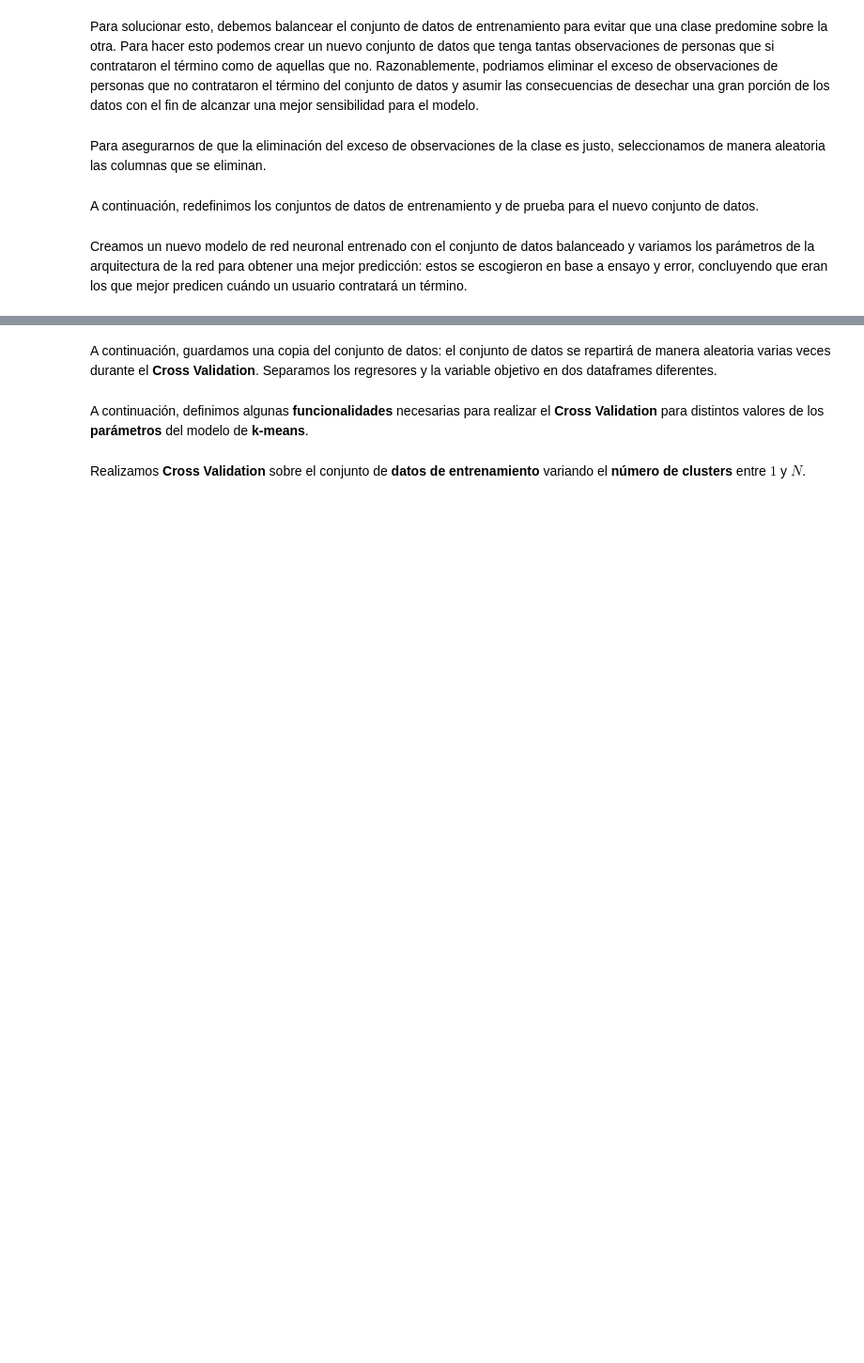
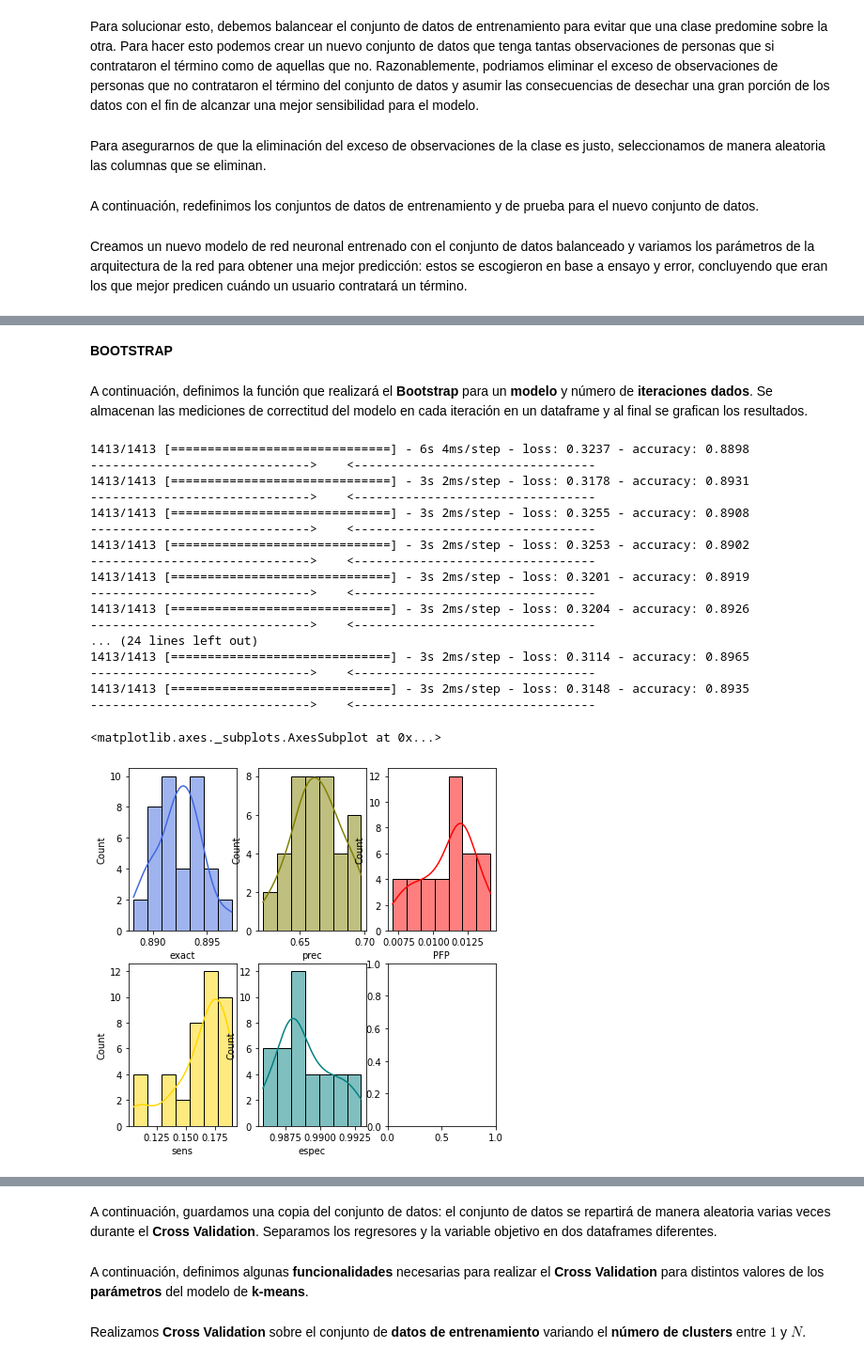
Before and after one commit to estebanhernandezr/Entregas-Semanales, a Jupyter notebook: AndreyEsteban_LizarazoHernandez_proyecto4.ipynb, the cells around one changed output, grey strips where cells are left out. Shown at 94% size. Cells and saved outputs as stored; diff of their text form; code cells hidden in the pictures; blank space fills up the shorter version.

```diff
--- a/AndreyEsteban_LizarazoHernandez_proyecto4.ipynb
+++ b/AndreyEsteban_LizarazoHernandez_proyecto4.ipynb
@@ -542,0 +570,4 @@ exact: 0.661437535653166  preci: 0.6818742293464858  sensi: 0.622397298818233  e
+# %% [markdown]
+**BOOTSTRAP**
+# %% [markdown]
+A continuación, definimos la función que realizará el **Bootstrap** para un **modelo** y número de **iteraciones** **dados**. Se almacenan las mediciones de correctitud del modelo en cada iteración en un dataframe y al final se grafican los resultados.
@@ -542,0 +625,30 @@ exact: 0.661437535653166  preci: 0.6818742293464858  sensi: 0.622397298818233  e
+# %%
+n = 20
+
+bootstrapped_res = model_bootstrap(network2, n)
+fig, axes = plt.subplots(2, 3, figsize=(7, 7))
+sns.histplot(bootstrapped_res["exact"], color="royalblue", ax=axes[0, 0], kde=True)
+sns.histplot(bootstrapped_res["prec"], color="olive", ax=axes[0, 1], kde=True)
+sns.histplot(bootstrapped_res["sens"], color="gold", ax=axes[1, 0], kde=True)
+sns.histplot(bootstrapped_res["espec"], color="teal", ax=axes[1, 1], kde=True)
+sns.histplot(bootstrapped_res["PFP"], color="red", ax=axes[0, 2], kde=True)
+# %% [output]
+1413/1413 [==============================] - 6s 4ms/step - loss: 0.3237 - accuracy: 0.8898
+------------------------------>    <---------------------------------
+1413/1413 [==============================] - 3s 2ms/step - loss: 0.3178 - accuracy: 0.8931
+------------------------------>    <---------------------------------
+1413/1413 [==============================] - 3s 2ms/step - loss: 0.3255 - accuracy: 0.8908
+------------------------------>    <---------------------------------
+1413/1413 [==============================] - 3s 2ms/step - loss: 0.3253 - accuracy: 0.8902
+------------------------------>    <---------------------------------
+1413/1413 [==============================] - 3s 2ms/step - loss: 0.3201 - accuracy: 0.8919
+------------------------------>    <---------------------------------
+1413/1413 [==============================] - 3s 2ms/step - loss: 0.3204 - accuracy: 0.8926
+------------------------------>    <---------------------------------
+... (24 lines left out)
+1413/1413 [==============================] - 3s 2ms/step - loss: 0.3114 - accuracy: 0.8965
+------------------------------>    <---------------------------------
+1413/1413 [==============================] - 3s 2ms/step - loss: 0.3148 - accuracy: 0.8935
+------------------------------>    <---------------------------------
+<matplotlib.axes._subplots.AxesSubplot at 0x...>
+[figure, added]
```
Also changed, not shown: parts of 30 cells of this notebook.
